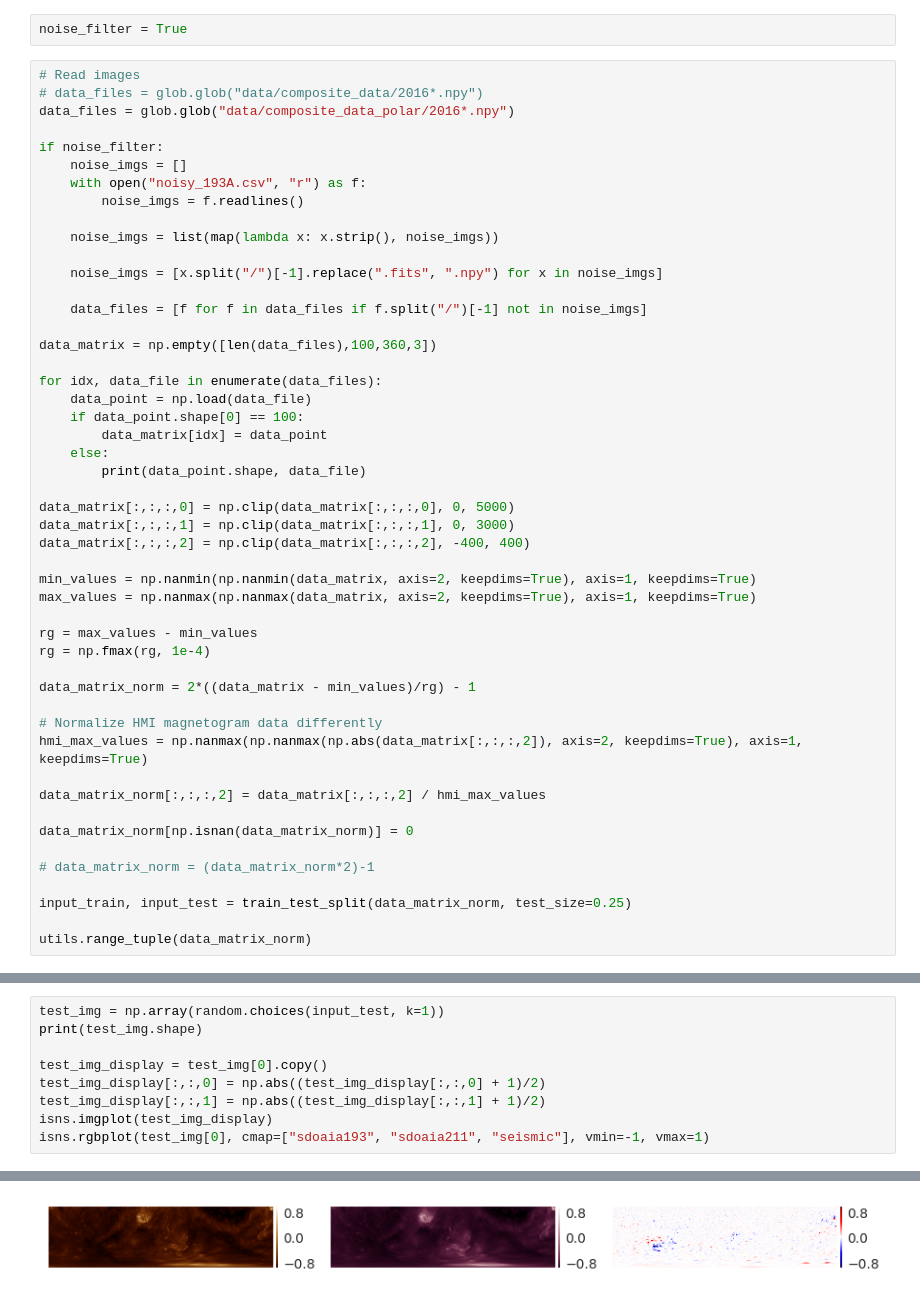
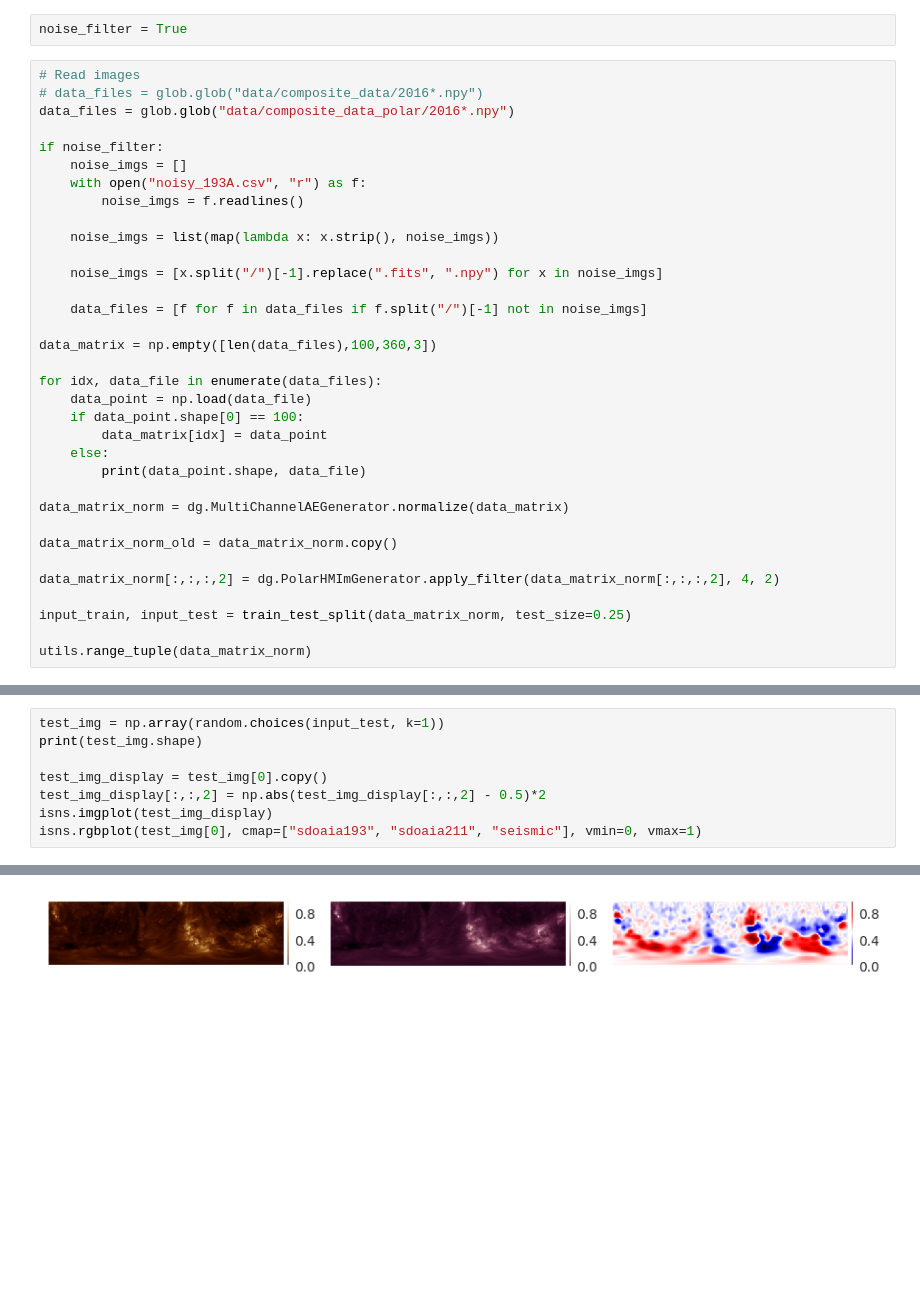
Before and after one commit to eugenioLR/TFM_sun_Autoencoders, a Jupyter notebook: autoencoder_polar_xception_3c_2016.ipynb, the cells around one changed output, grey strips where cells are left out. Cells and saved outputs as stored; diff of their text form; blank space fills up the shorter version.

```diff
--- a/autoencoder_polar_xception_3c_2016.ipynb
+++ b/autoencoder_polar_xception_3c_2016.ipynb
@@ -71,26 +66,11 @@ for idx, data_file in enumerate(data_files):
     else:
         print(data_point.shape, data_file)
 
-data_matrix[:,:,:,0] = np.clip(data_matrix[:,:,:,0], 0, 5000)
-data_matrix[:,:,:,1] = np.clip(data_matrix[:,:,:,1], 0, 3000)
-data_matrix[:,:,:,2] = np.clip(data_matrix[:,:,:,2], -400, 400)
+data_matrix_norm = dg.MultiChannelAEGenerator.normalize(data_matrix)
 
-min_values = np.nanmin(np.nanmin(data_matrix, axis=2, keepdims=True), axis=1, keepdims=True)
-max_values = np.nanmax(np.nanmax(data_matrix, axis=2, keepdims=True), axis=1, keepdims=True)
+data_matrix_norm_old = data_matrix_norm.copy()
 
-rg = max_values - min_values
-rg = np.fmax(rg, 1e-4)
-
-data_matrix_norm = 2*((data_matrix - min_values)/rg) - 1
-
-# Normalize HMI magnetogram data differently
-hmi_max_values = np.nanmax(np.nanmax(np.abs(data_matrix[:,:,:,2]), axis=2, keepdims=True), axis=1, keepdims=True)
-
-data_matrix_norm[:,:,:,2] = data_matrix[:,:,:,2] / hmi_max_values
-
-data_matrix_norm[np.isnan(data_matrix_norm)] = 0
-
-# data_matrix_norm = (data_matrix_norm*2)-1
+data_matrix_norm[:,:,:,2] = dg.PolarHMImGenerator.apply_filter(data_matrix_norm[:,:,:,2], 4, 2)
 
 input_train, input_test = train_test_split(data_matrix_norm, test_size=0.25)
 
@@ -182,8 +184,7 @@ test_img = np.array(random.choices(input_test, k=1))
 print(test_img.shape)
 
 test_img_display = test_img[0].copy()
-test_img_display[:,:,0] = np.abs((test_img_display[:,:,0] + 1)/2)
-test_img_display[:,:,1] = np.abs((test_img_display[:,:,1] + 1)/2)
+test_img_display[:,:,2] = np.abs(test_img_display[:,:,2] - 0.5)*2
 isns.imgplot(test_img_display)
-isns.rgbplot(test_img[0], cmap=["sdoaia193", "sdoaia211", "seismic"], vmin=-1, vmax=1)
+isns.rgbplot(test_img[0], cmap=["sdoaia193", "sdoaia211", "seismic"], vmin=0, vmax=1)
 # %% [output]
@@ -194,4 +194,4 @@ Clipping input data to the valid range for imshow with RGB data ([0..1] for floa
-[figure, old version]
+[figure, new version]
 # %%
 code = encoder(test_img)
 
```
Also changed, not shown: parts of 19 cells of this notebook, 8 other files.
